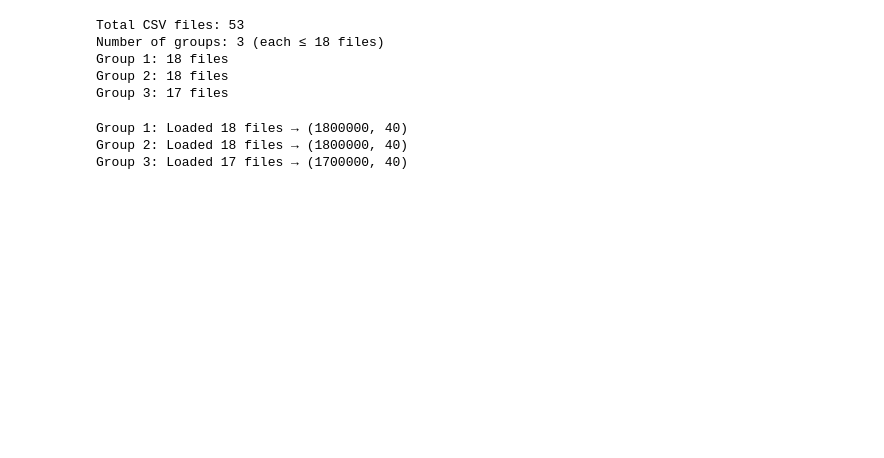
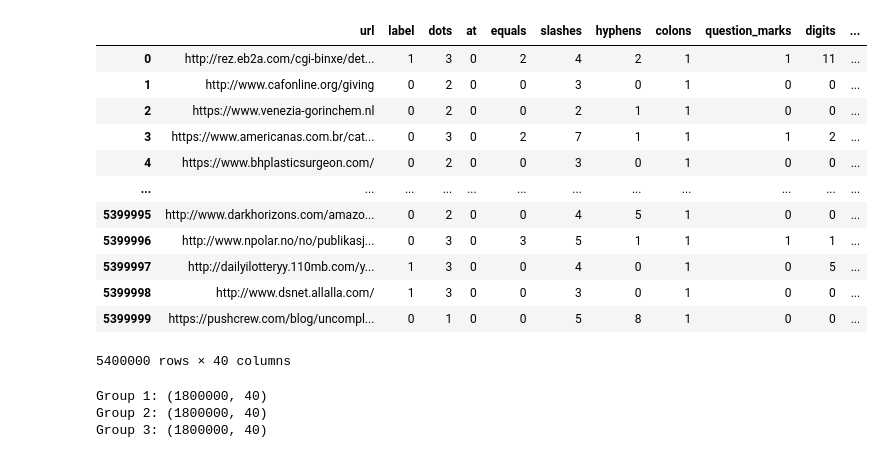
Before and after one commit to Pirate-Programmer/urlying, a Jupyter notebook: ipynbs/feature_importance.ipynb, the cells around one changed output. Cells and saved outputs as stored; diff of their text form; code cells hidden in the pictures; blank space fills up the shorter version.

```diff
--- a/ipynbs/feature_importance.ipynb
+++ b/ipynbs/feature_importance.ipynb
@@ -1,48 +12,38 @@
+# %%
+all_dfs = []
+
+for i in range(1, 55):
+    df = pd.read_csv(f"../datasets/eda_dataset/urls_{i}.csv")
+    all_dfs.append(df)
+
+combined_df = pd.concat(all_dfs, ignore_index=True)
+combined_df = combined_df.sample(frac=1, random_state=42).reset_index(drop=True)
+combined_df
+# %% [output]
+|  | url | label | dots | at | equals | slashes | hyphens | colons | question_marks | digits | ... |
+| 0 | http://rez.eb2a.com/cgi-binxe/det... | 1 | 3 | 0 | 2 | 4 | 2 | 1 | 1 | 11 | ... |
+| 1 | http://www.cafonline.org/giving | 0 | 2 | 0 | 0 | 3 | 0 | 1 | 0 | 0 | ... |
+| 2 | https://www.venezia-gorinchem.nl | 0 | 2 | 0 | 0 | 2 | 1 | 1 | 0 | 0 | ... |
+| 3 | https://www.americanas.com.br/cat... | 0 | 3 | 0 | 2 | 7 | 1 | 1 | 1 | 2 | ... |
+| 4 | https://www.bhplasticsurgeon.com/ | 0 | 2 | 0 | 0 | 3 | 0 | 1 | 0 | 0 | ... |
+| ... | ... | ... | ... | ... | ... | ... | ... | ... | ... | ... | ... |
+| 5399995 | http://www.darkhorizons.com/amazo... | 0 | 2 | 0 | 0 | 4 | 5 | 1 | 0 | 0 | ... |
+| 5399996 | http://www.npolar.no/no/publikasj... | 0 | 3 | 0 | 3 | 5 | 1 | 1 | 1 | 1 | ... |
+| 5399997 | http://dailyilotteryy.110mb.com/y... | 1 | 3 | 0 | 0 | 4 | 0 | 1 | 0 | 5 | ... |
+| 5399998 | http://www.dsnet.allalla.com/ | 1 | 3 | 0 | 0 | 3 | 0 | 1 | 0 | 0 | ... |
+| 5399999 | https://pushcrew.com/blog/uncompl... | 0 | 1 | 0 | 0 | 5 | 8 | 1 | 0 | 0 | ... |
+5400000 rows × 40 columns
 # %%
-# Block A: List CSV files in "datasets/" and chunk into groups of ≤18
+GROUP_SIZE = 1_800_000  # 18 lakh rows
 
-import os
-import pandas as pd
+groups = [combined_df[i:i+GROUP_SIZE] for i in range(0, len(combined_df), GROUP_SIZE)]
 
-data_folder = "datasets"   # adjust if path differs
-
-# List CSV files only
-all_csvs = sorted([f for f in os.listdir(data_folder) if f.endswith(".csv")])
-
-GROUP_SIZE = 18  # per your EDA note
-groups = [all_csvs[i:i+GROUP_SIZE] for i in range(0, len(all_csvs), GROUP_SIZE)]
-
-print(f"Total CSV files: {len(all_csvs)}")
-print(f"Number of groups: {len(groups)} (each ≤ {GROUP_SIZE} files)")
-
-# Print group summary
+group_dfs = {}
 for gi, g in enumerate(groups, 1):
-    print(f"Group {gi}: {len(g)} files")
+    group_dfs[gi] = g
+    print(f"Group {gi}: {group_dfs[gi].shape}")
 # %% [output]
-Total CSV files: 53
-Number of groups: 3 (each ≤ 18 files)
-Group 1: 18 files
-Group 2: 18 files
-Group 3: 17 files
+Group 1: (1800000, 40)
+Group 2: (1800000, 40)
+Group 3: (1800000, 40)
-# %%
-
-# Block B: Load CSVs group by group into DataFrames
-
-group_dfs = {}
-
-for gi, gfiles in enumerate(groups, 1):
-    dfs = []
-    for fname in gfiles:
-        fpath = os.path.join(data_folder, fname)
-        try:
-            df = pd.read_csv(fpath)
-            dfs.append(df)
-        except Exception as e:
-            print(f"Error loading {fname}: {e}")
-    group_dfs[gi] = pd.concat(dfs, ignore_index=True)
-    print(f"Group {gi}: Loaded {len(gfiles)} files → {group_dfs[gi].shape}")
-# %% [output]
-Group 1: Loaded 18 files → (1800000, 40)
-Group 2: Loaded 18 files → (1800000, 40)
-Group 3: Loaded 17 files → (1700000, 40)
 # %%
```
Also changed, not shown: parts of 10 cells of this notebook, 1 other file.
